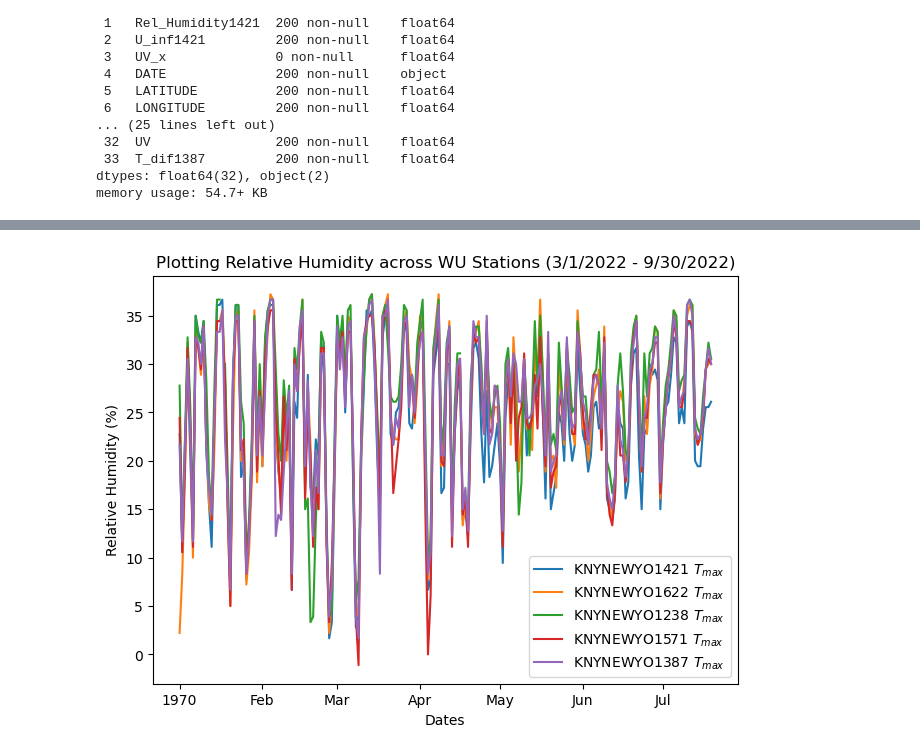
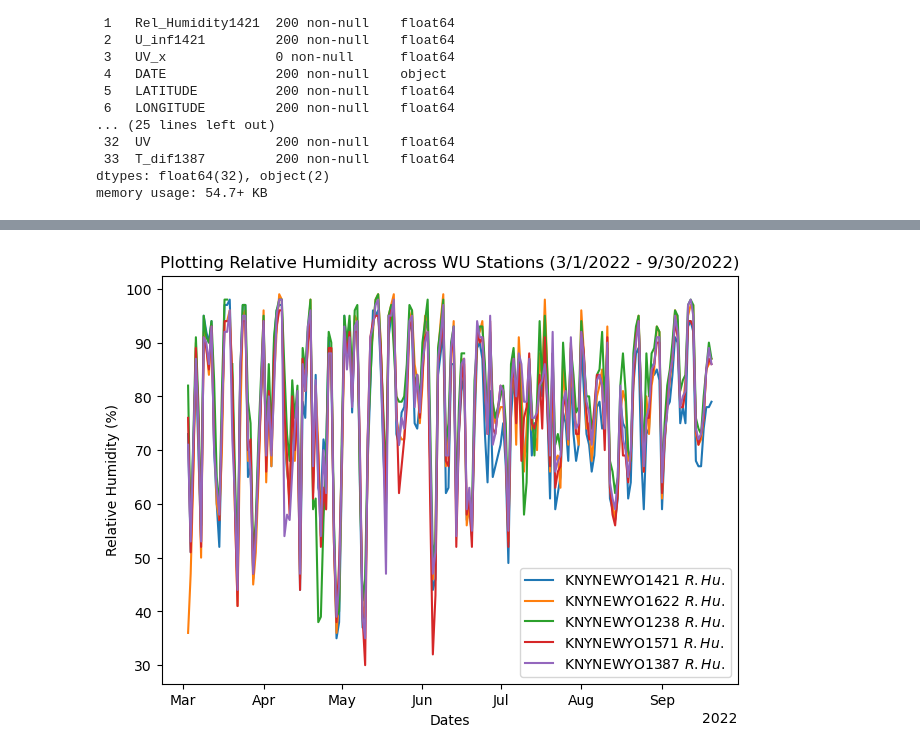
Before and after one commit to soph-loaf/aht_project, a Jupyter notebook: Temperature_Modeling_SAL.ipynb, the cells around one changed output, grey strips where cells are left out. Cells and saved outputs as stored; diff of their text form; code cells hidden in the pictures.

```diff
--- a/Temperature_Modeling_SAL.ipynb
+++ b/Temperature_Modeling_SAL.ipynb
@@ -185,15 +196,17 @@ for i in range(len(weather_data_list)):
     wd_dailytemp_avg = weather_data_list[i].groupby(by=['Date']).mean(['Temperature'])
     wd_dailytemp_min = weather_data_list[i].groupby(by=['Date']).min(['Temperature'])
     wd_dailytemp_max = weather_data_list[i].groupby(by=['Date']).max(['Temperature'])
-    wd_dailytemp_avg[:] = (wd_dailytemp_avg[:] - 32.0 )*(5.0/9.0)
-    wd_dailytemp_min[:] = (wd_dailytemp_min[:] - 32.0 )*(5.0/9.0)
-    wd_dailytemp_max[:] = (wd_dailytemp_max[:] - 32.0 )*(5.0/9.0)
+    # print(wd_dailytemp_max['Temperature'])
+    wd_dailytemp_avg['Temperature'][:] = (wd_dailytemp_avg['Temperature'][:] - 32.0 )*(5.0/9.0)
+    wd_dailytemp_min['Temperature'][:] = (wd_dailytemp_min['Temperature'][:] - 32.0 )*(5.0/9.0)
+    wd_dailytemp_max['Temperature'][:] = (wd_dailytemp_max['Temperature'][:] - 32.0)*(5.0/9.0)
     wd_dailytemp_max = wd_dailytemp_max.assign(DATE=wd_dailytemp_max.axes[0])
     wd_avgdailytemp_list.append(wd_dailytemp_avg)
     wd_mindailytemp_list.append(wd_dailytemp_min)
     wd_maxdailytemp_list.append(wd_dailytemp_max)
 
 print(wd_maxdailytemp_list[0].info())
+# print(wd_maxdailytemp_list[0]['Speed'])
 # %% [output]
 <class 'pandas.core.frame.DataFrame'>
 Index: 237 entries, 2022-03-01 to 2022-10-31
@@ -228,7 +241,7 @@ wd_maxdailytemp_list = []
 
 for i in range(len(weather_data_list)):
     wd_dailytemp_max = weather_data_list[i].groupby(by=['Date']).max(['Temperature'])
-    wd_dailytemp_max[:] = (wd_dailytemp_max[:] - 32.0 )*(5.0/9.0)
+    wd_dailytemp_max['Temperature'][:] = (wd_dailytemp_max['Temperature'][:] - 32.0 )*(5.0/9.0)
     wd_dailytemp_max = wd_dailytemp_max.assign(DATE=wd_dailytemp_max.axes[0])
     wd_dailytemp_max = wd_dailytemp_max.rename(columns={'Temperature': 'T_max'+wu_list[i], 'Humidity':'Rel_Humidity'+wu_list[i], 'Speed':'U_inf'+wu_list[i]})
 
@@ -236,6 +249,7 @@ for i in range(len(weather_data_list)):
 
 print(wd_maxdailytemp_list[3].info())
 print(wd_maxdailytemp_list[6].info())
+# print(wd_maxdailytemp_list[6]['U_inf'+wu_list[6]])
 # %% [output]
 <class 'pandas.core.frame.DataFrame'>
 Index: 172 entries, 2022-05-12 to 2022-10-31
@@ -313,3 +322,14 @@ Data columns (total 34 columns):
  33  T_dif1387         200 non-null    float64
 dtypes: float64(32), object(2)
 memory usage: 54.7+ KB
+# %%
+#format the dates as datetime object to enable correct plotting
+
+from datetime import datetime
+
+df_combo['DATE'] = df_combo['DATE'].replace(to_replace='', value=np.nan)
+df_combo['DATE'] = df_combo['DATE'].dropna()
+df_combo['DATE'] = df_combo['DATE'].astype(str)
+df_combo['DATE'] = df_combo['DATE'].str.strip(" ,''")
+df_combo['DATE'] = pd.to_datetime(df_combo['DATE'], utc=True)
+df_combo.info()
@@ -370,28 +407,27 @@ plt.show()
 # %%
 # df_combo.plot.scatter(x='DATE', y='T_dif'+wu_list[0])
 
 #plotting central park weather data
 fig = plt.figure(constrained_layout=True)
 ax = plt.gca()
 locator = mdates.AutoDateLocator()
 formatter = mdates.ConciseDateFormatter(locator)
 ax.xaxis.set_major_locator(locator)
 ax.xaxis.set_major_formatter(formatter)
 # ax.plot(df_combo['DATE'], df_combo['T_dif'+wu_list[0]], markersize=2.5, label=r'KNYNEWYO'+wu_list[0]+' $T_{max}$')  ##close to Central Park (uptown - Harlem))
 # for i in range(len(wu_list)-1):
 #     ax.plot(df_combo['DATE'], df_combo['T_dif'+wu_list[i]], markersize=2.5, label=r'KNYNEWYO'+wu_list[i]+' $T_{max}$')  ##close to Central Park (uptown - Harlem))
-ax.plot(df_combo['DATE'], df_combo['Rel_Humidity'+wu_list[0]], markersize=2.5, label=r'KNYNEWYO'+wu_list[0]+' $T_{max}$')  ##close to Central Park (uptown - Harlem))
-ax.plot(df_combo['DATE'], df_combo['Rel_Humidity'+wu_list[1]], markersize=2.5, label=r'KNYNEWYO'+wu_list[1]+' $T_{max}$')  ##close to Central Park (uptown - Harlem))
-ax.plot(df_combo['DATE'], df_combo['Rel_Humidity'+wu_list[2]], markersize=2.5, label=r'KNYNEWYO'+wu_list[2]+' $T_{max}$')  ##close to Central Park (uptown - Harlem))
-ax.plot(df_combo['DATE'], df_combo['Rel_Humidity'+wu_list[4]], markersize=2.5, label=r'KNYNEWYO'+wu_list[4]+' $T_{max}$')  ##close to Central Park (uptown - Harlem))
+ax.plot(df_combo['DATE'], df_combo['Rel_Humidity'+wu_list[0]], markersize=2.5, label=r'KNYNEWYO'+wu_list[0]+' $R. Hu.$')  ##close to Central Park (uptown - Harlem))
+ax.plot(df_combo['DATE'], df_combo['Rel_Humidity'+wu_list[1]], markersize=2.5, label=r'KNYNEWYO'+wu_list[1]+' $R. Hu.$')  ##close to Central Park (uptown - Harlem))
+ax.plot(df_combo['DATE'], df_combo['Rel_Humidity'+wu_list[2]], markersize=2.5, label=r'KNYNEWYO'+wu_list[2]+' $R. Hu.$')  ##close to Central Park (uptown - Harlem))
+ax.plot(df_combo['DATE'], df_combo['Rel_Humidity'+wu_list[4]], markersize=2.5, label=r'KNYNEWYO'+wu_list[4]+' $R. Hu.$')  ##close to Central Park (uptown - Harlem))
 ax.plot(df_combo['DATE'], df_combo['Rel_Humidity'+wu_list[5]], markersize=2.5,
-        label=r'KNYNEWYO'+wu_list[5]+' $T_{max}$')  # close to Central Park (uptown - Harlem))
+        label=r'KNYNEWYO'+wu_list[5]+' $R. Hu.$')  # close to Central Park (uptown - Harlem))
 
 ax.set_xlabel("Dates")
 ax.set_ylabel("Relative Humidity (%)")
-# ax.set_ylim([20.0, 105.0])
 ax.set_title('Plotting Relative Humidity across WU Stations (3/1/2022 - 9/30/2022)')
 plt.legend(loc='lower right')
 plt.show()
 # %% [output]
-[figure, old version]
+[figure, new version]
```
Also changed, not shown: parts of 6 cells of this notebook.
